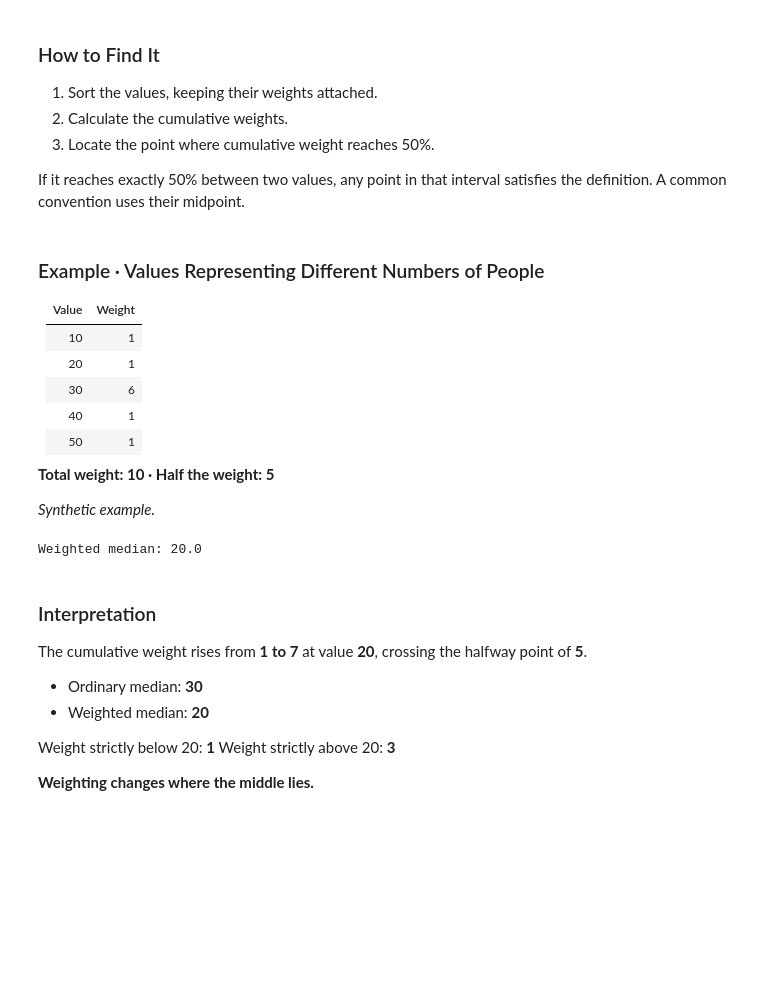
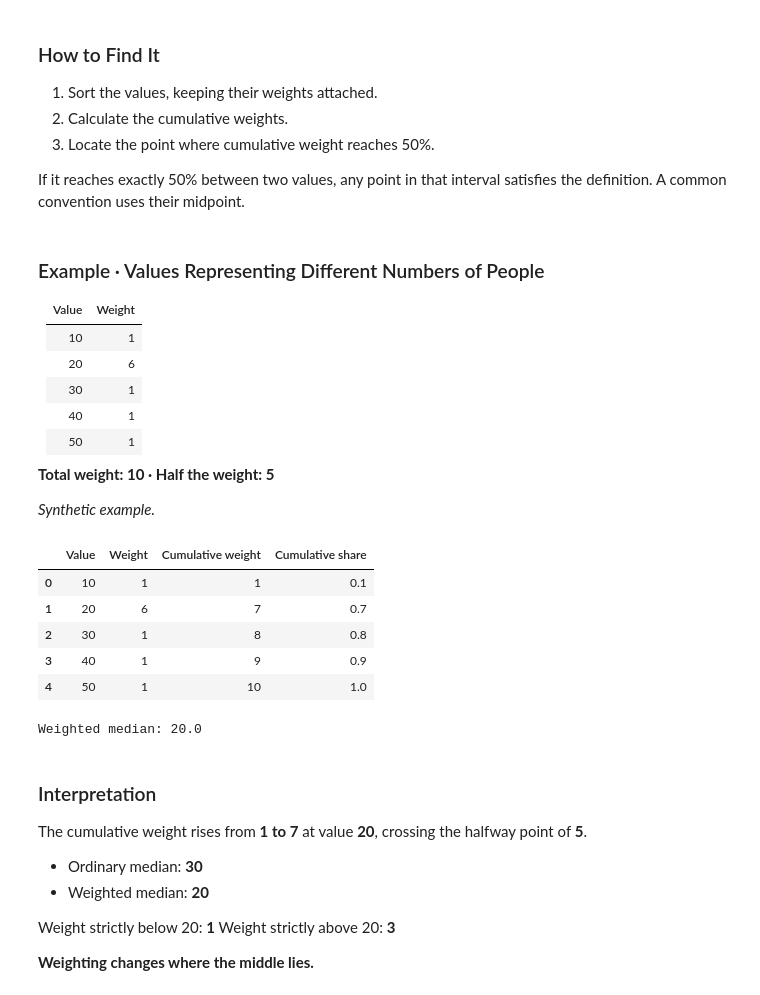
Before and after one commit to sahersoufan/practical-statistics-data-scientists, a Jupyter notebook: Exploratory Data Analysis.ipynb, the cells around one changed output. Cells and saved outputs as stored; diff of their text form; code cells hidden in the pictures; blank space fills up the shorter version.

```diff
--- a/Chapter 1.ipynb
+++ b/Exploratory Data Analysis.ipynb
@@ -523,8 +523,8 @@ A common convention uses their midpoint.
 | Value | Weight |
 |---|---:|
 | 10 | 1 |
-| 20 | 1 |
-| 30 | 6 |
+| 20 | 6|
+| 30 | 1 |
 | 40 | 1 |
 | 50 | 1 |
 
@@ -535,35 +535,41 @@ A common convention uses their midpoint.
 import numpy as np
 import pandas as pd
 
 values = np.array([10, 20, 30, 40, 50])
 weights = np.array([1, 6, 1, 1, 1])
 
 order = np.argsort(values)
 values = values[order]
 weights = weights[order]
 
 cumulative_weight = np.cumsum(weights)
 
-pd.DataFrame({
+display(pd.DataFrame({
     "Value": values,
     "Weight": weights,
     "Cumulative weight": cumulative_weight,
     "Cumulative share": cumulative_weight / weights.sum(),
-})
+}))
 
 half_weight = weights.sum() / 2
 position = np.searchsorted(cumulative_weight, half_weight)
 
 weighted_median = float(values[position])
 
 # Use the midpoint when exactly half the weight is reached.
 if cumulative_weight[position] == half_weight:
     weighted_median = (
                               float(values[position]) + float(values[position + 1])
                       ) / 2
 
 print(f"Weighted median: {weighted_median:.1f}")
 # %% [output]
+|  | Value | Weight | Cumulative weight | Cumulative share |
+| 0 | 10 | 1 | 1 | 0.1 |
+| 1 | 20 | 6 | 7 | 0.7 |
+| 2 | 30 | 1 | 8 | 0.8 |
+| 3 | 40 | 1 | 9 | 0.9 |
+| 4 | 50 | 1 | 10 | 1.0 |
 Weighted median: 20.0
 # %% [markdown]
 ### Interpretation
```
Also changed, not shown: parts of 2 cells of this notebook.
